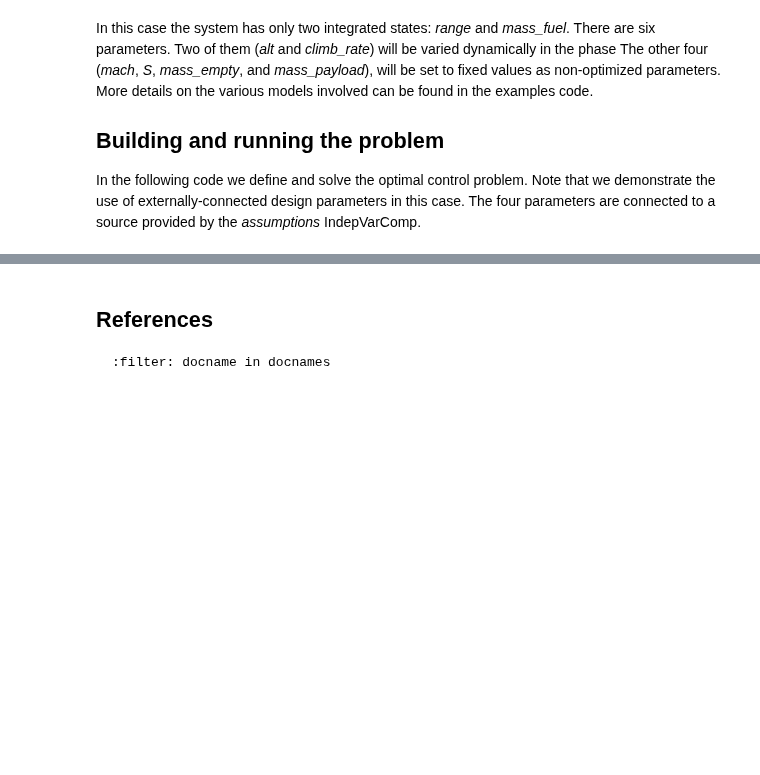
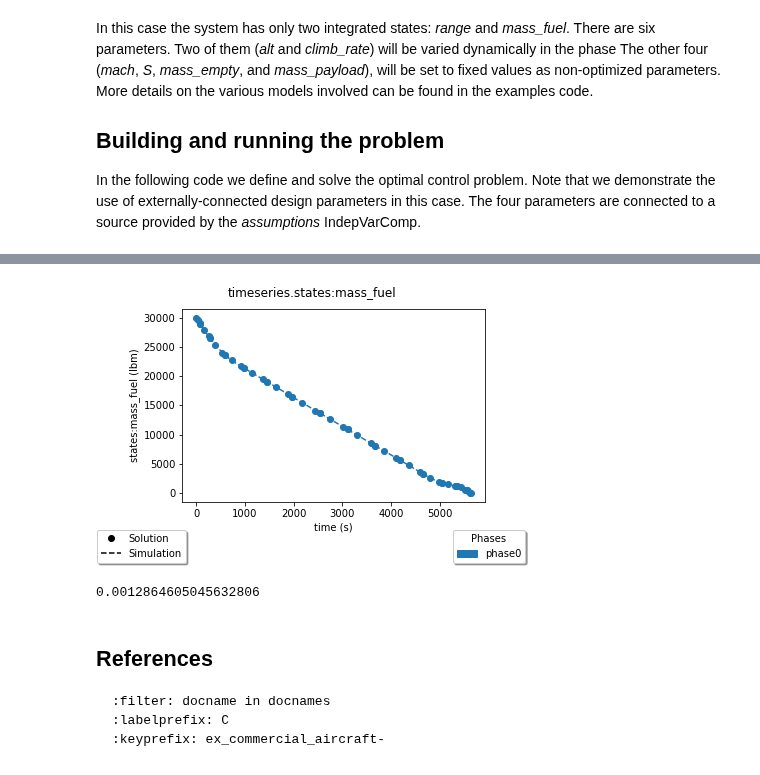
Before and after one commit to OpenMDAO/dymos, a Jupyter notebook: docs/dymos_book/examples/commercial_aircraft/commercial_aircraft.ipynb, the cells around one changed output, grey strips where cells are left out. Drawn from its saved outputs; the diff is of its cells as text; code cells hidden in the pictures; blank space fills up the shorter version.

````diff
--- a/docs/dymos_book/examples/commercial_aircraft/commercial_aircraft.ipynb
+++ b/docs/dymos_book/examples/commercial_aircraft/commercial_aircraft.ipynb
@@ -571,19 +615,19 @@ plt.show()
+# %%
+Image('plots/states_mass_fuel.png')
+# %% [output]
+[figure, added]
 # %%
 from openmdao.utils.assert_utils import assert_near_equal
 
 assert_near_equal(p.get_val('traj.phase0.timeseries.states:range', units='NM')[-1],
                   726.85, tolerance=1.0E-2)
-
-assert_near_equal(p.get_val('traj.phase0.timeseries.CL')[0],
-                  exp_out.get_val('traj.phase0.timeseries.CL')[0],
-                  tolerance=1.0E-9)
-
-assert_near_equal(p.get_val('traj.phase0.timeseries.CD')[0],
-                  exp_out.get_val('traj.phase0.timeseries.CD')[0],
-                  tolerance=1.0E-9)
+# %% [output]
+0.0012864605045632806
 # %% [markdown]
 ## References
 
 ```{bibliography}
 :filter: docname in docnames
+:labelprefix: C
+:keyprefix: ex_commercial_aircraft-
 ```
````
Also changed, not shown: parts of 4 cells of this notebook, 3 other files.
